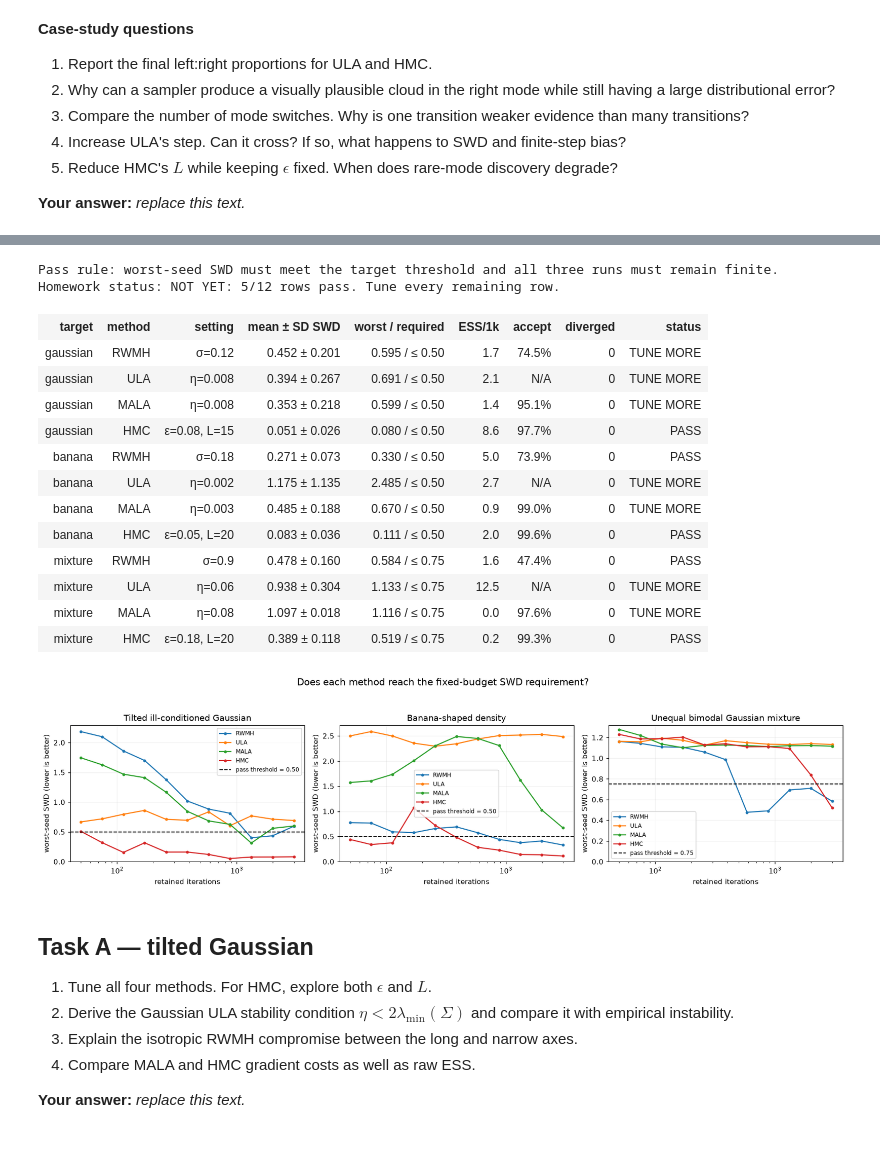
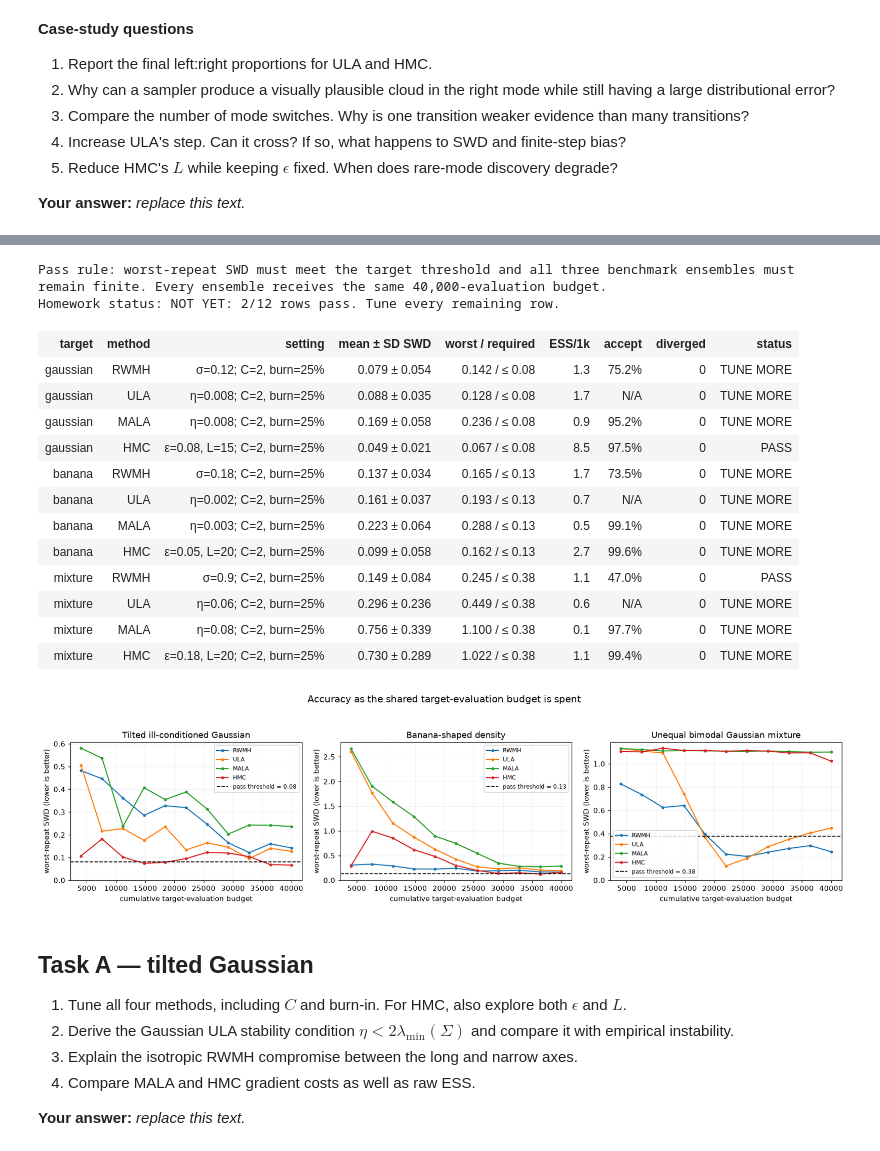
Before and after one commit to EgorShibaev/MCMC_homework, a Jupyter notebook: MCMC_Homework.ipynb, the cells around one changed output, grey strips where cells are left out. Cells and saved outputs as stored; diff of their text form; code cells hidden in the pictures.

Commit message:
Add fixed-budget multi-chain ensemble tuning

```diff
--- a/MCMC_Homework.ipynb
+++ b/MCMC_Homework.ipynb
@@ -280,40 +287,39 @@ student_settings
 # %%
 RUN_FULL_BENCHMARK = True  # set False only while doing quick exploration
 
 if RUN_FULL_BENCHMARK:
     # Official submission evaluation: do not change these arguments.
     benchmark_results = benchmark_all_settings(
         student_settings,
-        n_steps=4000,
-        burn_fraction=0.25,
+        target_eval_budget=BENCHMARK_TARGET_EVAL_BUDGET,
         seeds=(11, 23, 47),
     )
     display(HTML(benchmark_results_html(benchmark_results)))
     plot_swd_convergence(benchmark_results)
     plt.show()
 else:
     print("Set RUN_FULL_BENCHMARK = True to see the official PASS / TUNE MORE result.")
 # %% [output]
-Pass rule: worst-seed SWD must meet the target threshold and all three runs must remain finite.
-Homework status: NOT YET: 5/12 rows pass. Tune every remaining row.
+Pass rule: worst-repeat SWD must meet the target threshold and all three benchmark ensembles must remain finite. Every ensemble receives the same 40,000-evaluation budget.
+Homework status: NOT YET: 2/12 rows pass. Tune every remaining row.
 | target | method | setting | mean ± SD SWD | worst / required | ESS/1k | accept | diverged | status |
-| gaussian | RWMH | σ=0.12 | 0.452 ± 0.201 | 0.595 / ≤ 0.50 | 1.7 | 74.5% | 0 | TUNE MORE |
-| gaussian | ULA | η=0.008 | 0.394 ± 0.267 | 0.691 / ≤ 0.50 | 2.1 | N/A | 0 | TUNE MORE |
-| gaussian | MALA | η=0.008 | 0.353 ± 0.218 | 0.599 / ≤ 0.50 | 1.4 | 95.1% | 0 | TUNE MORE |
-| gaussian | HMC | ε=0.08, L=15 | 0.051 ± 0.026 | 0.080 / ≤ 0.50 | 8.6 | 97.7% | 0 | PASS |
-| banana | RWMH | σ=0.18 | 0.271 ± 0.073 | 0.330 / ≤ 0.50 | 5.0 | 73.9% | 0 | PASS |
-| banana | ULA | η=0.002 | 1.175 ± 1.135 | 2.485 / ≤ 0.50 | 2.7 | N/A | 0 | TUNE MORE |
-| banana | MALA | η=0.003 | 0.485 ± 0.188 | 0.670 / ≤ 0.50 | 0.9 | 99.0% | 0 | TUNE MORE |
-| banana | HMC | ε=0.05, L=20 | 0.083 ± 0.036 | 0.111 / ≤ 0.50 | 2.0 | 99.6% | 0 | PASS |
-| mixture | RWMH | σ=0.9 | 0.478 ± 0.160 | 0.584 / ≤ 0.75 | 1.6 | 47.4% | 0 | PASS |
-| mixture | ULA | η=0.06 | 0.938 ± 0.304 | 1.133 / ≤ 0.75 | 12.5 | N/A | 0 | TUNE MORE |
-| mixture | MALA | η=0.08 | 1.097 ± 0.018 | 1.116 / ≤ 0.75 | 0.0 | 97.6% | 0 | TUNE MORE |
-| mixture | HMC | ε=0.18, L=20 | 0.389 ± 0.118 | 0.519 / ≤ 0.75 | 0.2 | 99.3% | 0 | PASS |
+| gaussian | RWMH | σ=0.12; C=2, burn=25% | 0.079 ± 0.054 | 0.142 / ≤ 0.08 | 1.3 | 75.2% | 0 | TUNE MORE |
+| gaussian | ULA | η=0.008; C=2, burn=25% | 0.088 ± 0.035 | 0.128 / ≤ 0.08 | 1.7 | N/A | 0 | TUNE MORE |
+| gaussian | MALA | η=0.008; C=2, burn=25% | 0.169 ± 0.058 | 0.236 / ≤ 0.08 | 0.9 | 95.2% | 0 | TUNE MORE |
+| gaussian | HMC | ε=0.08, L=15; C=2, burn=25% | 0.049 ± 0.021 | 0.067 / ≤ 0.08 | 8.5 | 97.5% | 0 | PASS |
+| banana | RWMH | σ=0.18; C=2, burn=25% | 0.137 ± 0.034 | 0.165 / ≤ 0.13 | 1.7 | 73.5% | 0 | TUNE MORE |
+| banana | ULA | η=0.002; C=2, burn=25% | 0.161 ± 0.037 | 0.193 / ≤ 0.13 | 0.7 | N/A | 0 | TUNE MORE |
+| banana | MALA | η=0.003; C=2, burn=25% | 0.223 ± 0.064 | 0.288 / ≤ 0.13 | 0.5 | 99.1% | 0 | TUNE MORE |
+| banana | HMC | ε=0.05, L=20; C=2, burn=25% | 0.099 ± 0.058 | 0.162 / ≤ 0.13 | 2.7 | 99.6% | 0 | TUNE MORE |
+| mixture | RWMH | σ=0.9; C=2, burn=25% | 0.149 ± 0.084 | 0.245 / ≤ 0.38 | 1.1 | 47.0% | 0 | PASS |
+| mixture | ULA | η=0.06; C=2, burn=25% | 0.296 ± 0.236 | 0.449 / ≤ 0.38 | 0.6 | N/A | 0 | TUNE MORE |
+| mixture | MALA | η=0.08; C=2, burn=25% | 0.756 ± 0.339 | 1.100 / ≤ 0.38 | 0.1 | 97.7% | 0 | TUNE MORE |
+| mixture | HMC | ε=0.18, L=20; C=2, burn=25% | 0.730 ± 0.289 | 1.022 / ≤ 0.38 | 1.1 | 99.4% | 0 | TUNE MORE |
-[figure, old version]
+[figure, new version]
 # %% [markdown]
 ## Task A — tilted Gaussian
 
-1. Tune all four methods. For HMC, explore both $\epsilon$ and $L$.
+1. Tune all four methods, including $C$ and burn-in. For HMC, also explore both $\epsilon$ and $L$.
 2. Derive the Gaussian ULA stability condition $\eta<2\lambda_{\min}(\Sigma)$ and compare it with empirical instability.
 3. Explain the isotropic RWMH compromise between the long and narrow axes.
 4. Compare MALA and HMC gradient costs as well as raw ESS.
```
Also changed, not shown: parts of 11 cells of this notebook, 12 other files.
